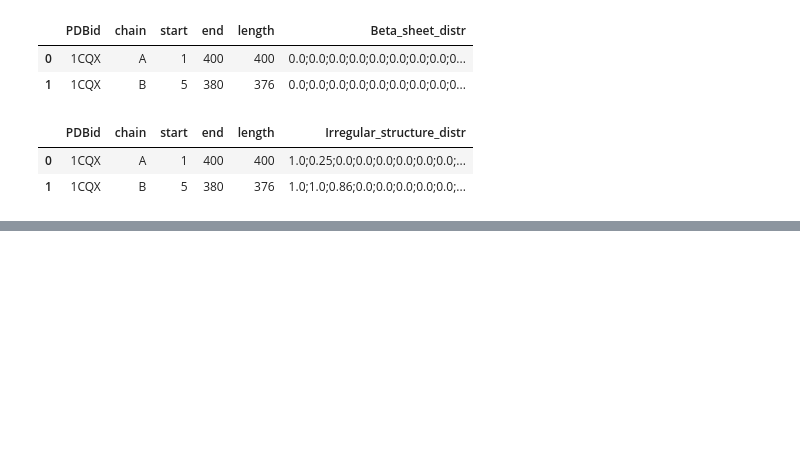
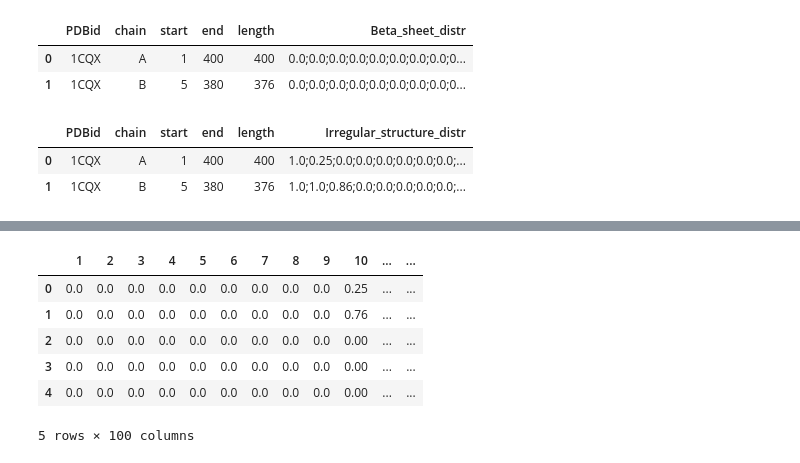
Before and after one commit to Olga-Bagrova/DistrProtStruc, a Jupyter notebook: Develop.ipynb, the cells around one changed output, grey strips where cells are left out. Drawn from its saved outputs; the diff is of its cells as text; code cells hidden in the pictures; blank space fills up the shorter version.

```diff
--- a/Develop.ipynb
+++ b/Develop.ipynb
@@ -5997,0 +6066,13 @@ iss_df_res
+# %%
+tth_distr_df = pd.DataFrame()
+tth_distr_df[list(range(1, 101))] = tth_df_res['Three_ten_helix_distr'].str.split(';', expand=True)
+tth_distr_df = tth_distr_df.astype('float')
+tth_distr_df
+# %% [output]
+|  | 1 | 2 | 3 | 4 | 5 | 6 | 7 | 8 | 9 | 10 | ... | ... |
+| 0 | 0.0 | 0.0 | 0.0 | 0.0 | 0.0 | 0.0 | 0.0 | 0.0 | 0.0 | 0.25 | ... | ... |
+| 1 | 0.0 | 0.0 | 0.0 | 0.0 | 0.0 | 0.0 | 0.0 | 0.0 | 0.0 | 0.76 | ... | ... |
+| 2 | 0.0 | 0.0 | 0.0 | 0.0 | 0.0 | 0.0 | 0.0 | 0.0 | 0.0 | 0.00 | ... | ... |
+| 3 | 0.0 | 0.0 | 0.0 | 0.0 | 0.0 | 0.0 | 0.0 | 0.0 | 0.0 | 0.00 | ... | ... |
+| 4 | 0.0 | 0.0 | 0.0 | 0.0 | 0.0 | 0.0 | 0.0 | 0.0 | 0.0 | 0.00 | ... | ... |
+5 rows × 100 columns
```
Also changed, not shown: parts of 15 cells of this notebook, 2 other files.
